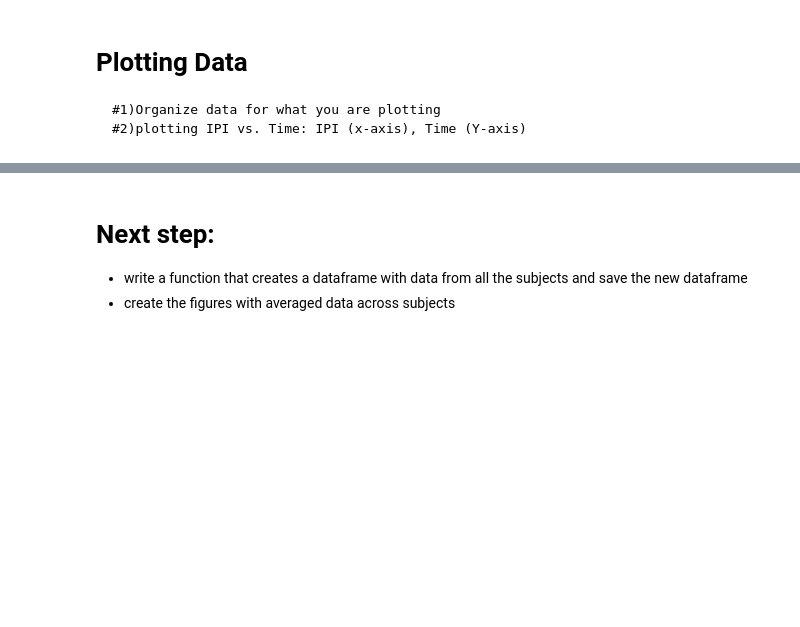
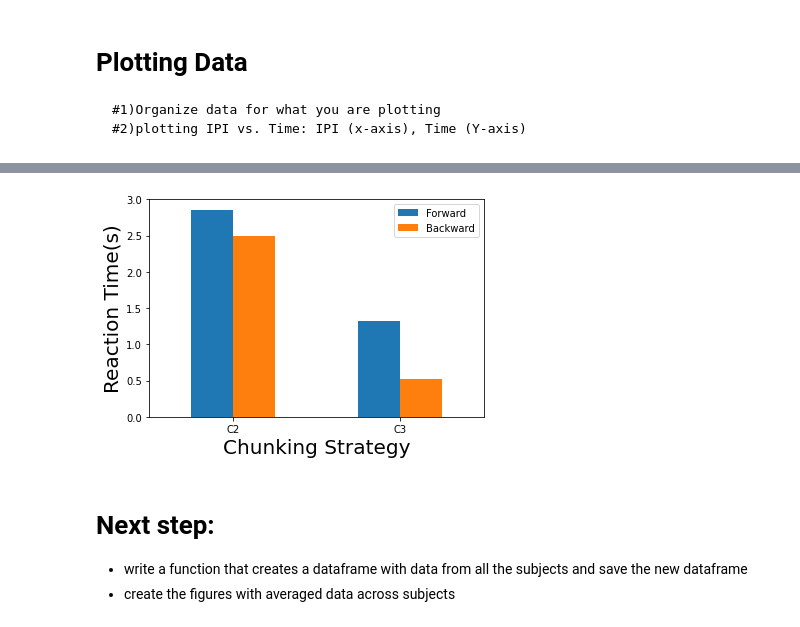
Before and after one commit to lshahsha/WM_chunking, a Jupyter notebook: practice_analysis_2.ipynb, the cells around one changed output, grey strips where cells are left out. Cells and saved outputs as stored; diff of their text form; code cells hidden in the pictures; blank space fills up the shorter version.

```diff
--- a/practice_analysis_2.ipynb
+++ b/practice_analysis_2.ipynb
@@ -678,3 +1576,36 @@ RT_C3_BW = df.loc[(df['chunk'] == 3) & (df['recall_dir'] == 1) & (df['IPI_0'] !=
+# %%
+RT2 =[]
+for x in RT_C2_BW['IPI_0']:
+    if x > 0:
+        RT2.append(x)
+# %%
+RT3 =[]
+for x in RT_C3_FW['IPI_0']:
+    if x > 0:
+        RT3.append(x)
+# %%
+RT4 =[]
+for x in RT_C3_BW['IPI_0']:
+    if x > 0:
+        RT4.append(x)
+# %%
+import numpy as np
+
+RT1 = np.array(RT1)
+RT2 = np.array(RT2)
+RT3 = np.array(RT3)
+RT4 = np.array(RT4)
+# %%
+Forward = [RT1.mean(), RT3.mean()]
+Backward = [RT2.mean(), RT4.mean()]
+index = ['C2', 'C3']
+df = pd.DataFrame({'Forward': Forward, 'Backward': Backward}, index=index)
+df.plot.bar(rot=0)
+plt.xlabel(r'Chunking Strategy', fontsize=20)
+plt.ylabel(r'Reaction Time(s)', fontsize=20)
+plt.savefig(r"C:\Users\khash\OneDrive\Documents\GitHub\WM_chunking\data\behavioural\raw\RT_plot.pdf", dpi=300)
+# %% [output]
+[figure, added]
 # %% [markdown]
 # Next step:
 * write a function that creates a dataframe with data from all the subjects and save the new dataframe
```
Also changed, not shown: parts of 47 cells of this notebook, 41 other files.
